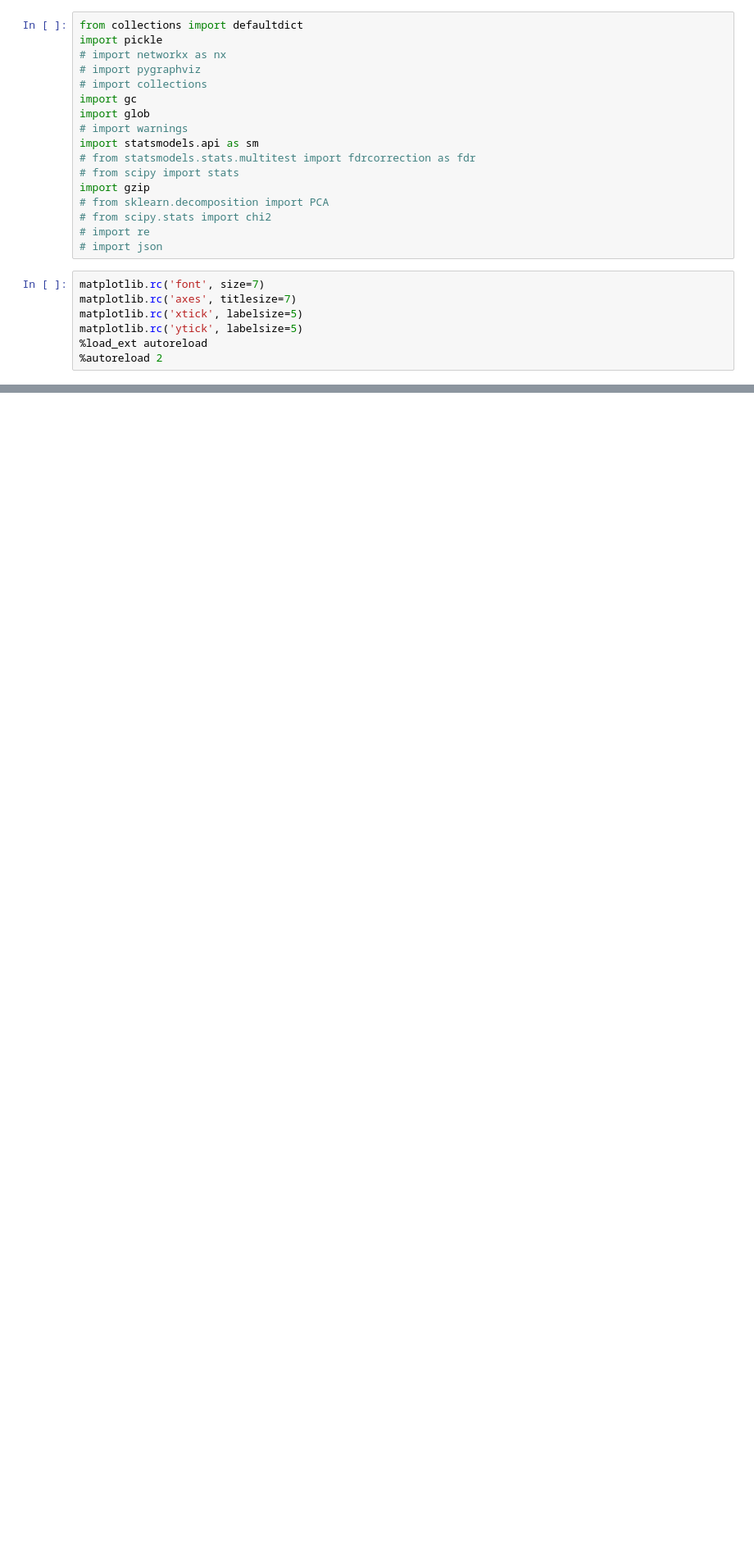
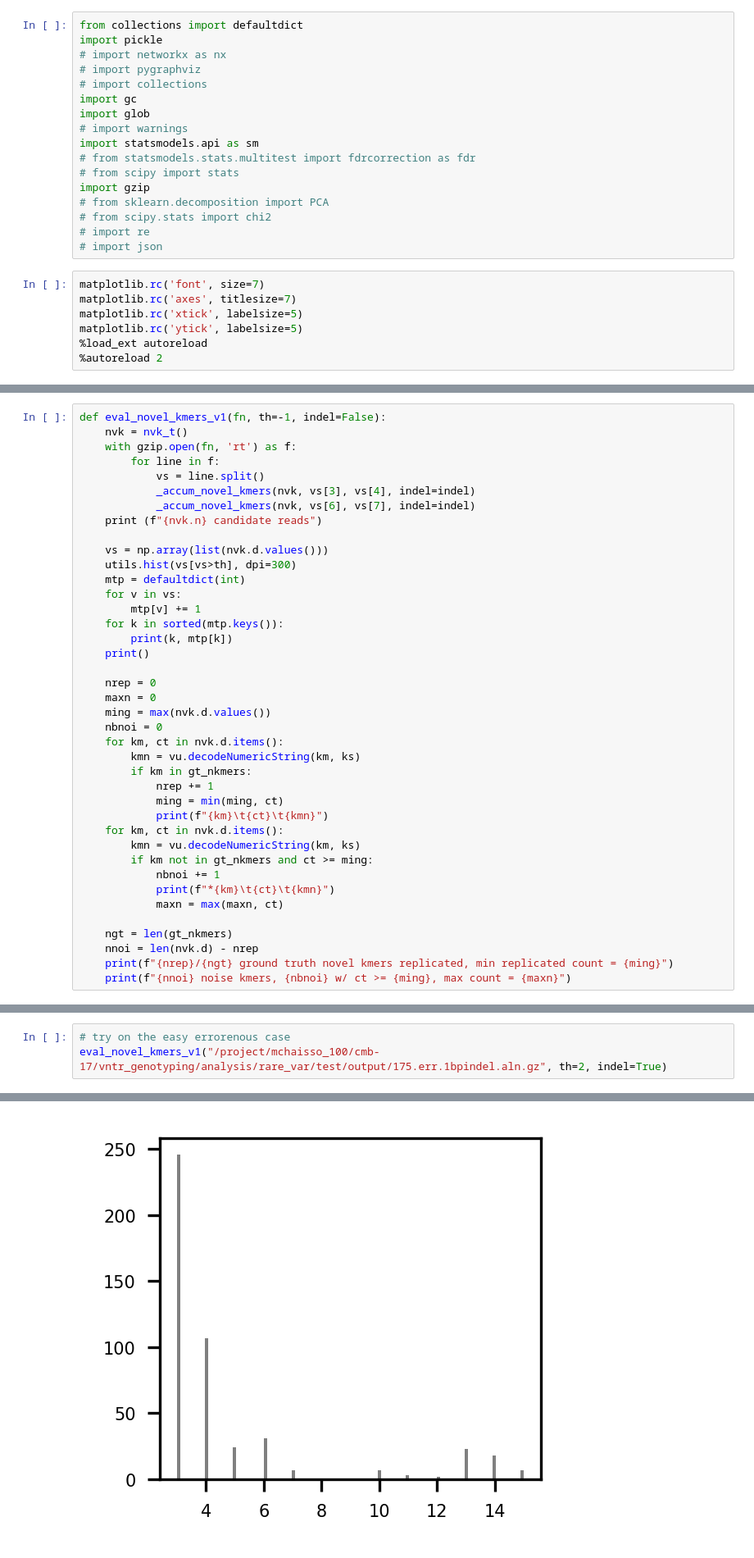
Before and after one commit to tkroll123/rare-var-scratch_copy, a Jupyter notebook: notebook/20230825.tk.rare.var.ipynb, the cells around one changed output, grey strips where cells are left out. Shown at 82% size. Drawn from its saved outputs; the diff is of its cells as text; blank space fills up the shorter version.

```diff
--- a/notebook/20230825.tk.rare.var.ipynb
+++ b/notebook/20230825.tk.rare.var.ipynb
@@ -195,0 +138,40 @@ eval_novel_kmers_v1("/project/mchaisso_100/cmb-17/vntr_genotyping/analysis/rare_
+# %%
+def eval_novel_kmers_v1(fn, th=-1, indel=False):
+    nvk = nvk_t()
+    with gzip.open(fn, 'rt') as f:
+        for line in f:
+            vs = line.split()
+            _accum_novel_kmers(nvk, vs[3], vs[4], indel=indel)
+            _accum_novel_kmers(nvk, vs[6], vs[7], indel=indel)
+    print (f"{nvk.n} candidate reads")
+
+    vs = np.array(list(nvk.d.values()))
+    utils.hist(vs[vs>th], dpi=300)
+    mtp = defaultdict(int)
+    for v in vs:
+        mtp[v] += 1
+    for k in sorted(mtp.keys()):
+        print(k, mtp[k])
+    print()
+
+    nrep = 0
+    maxn = 0
+    ming = max(nvk.d.values())
+    nbnoi = 0
+    for km, ct in nvk.d.items():
+        kmn = vu.decodeNumericString(km, ks)
+        if km in gt_nkmers:
+            nrep += 1
+            ming = min(ming, ct)
+            print(f"{km}\t{ct}\t{kmn}")
+    for km, ct in nvk.d.items():
+        kmn = vu.decodeNumericString(km, ks)
+        if km not in gt_nkmers and ct >= ming:
+            nbnoi += 1
+            print(f"*{km}\t{ct}\t{kmn}")
+            maxn = max(maxn, ct)
+
+    ngt = len(gt_nkmers)
+    nnoi = len(nvk.d) - nrep
+    print(f"{nrep}/{ngt} ground truth novel kmers replicated, min replicated count = {ming}")
+    print(f"{nnoi} noise kmers, {nbnoi} w/ ct >= {ming}, max count = {maxn}")
@@ -195,0 +201,4 @@ eval_novel_kmers_v1("/project/mchaisso_100/cmb-17/vntr_genotyping/analysis/rare_
+# %%
+# try on the easy errorenous case
+eval_novel_kmers_v1("/project/mchaisso_100/cmb-17/vntr_genotyping/analysis/rare_var/test/output/175.err.1bpindel.aln.gz", th=2, indel=True)
+# %% [output]
@@ -195,0 +206 @@ eval_novel_kmers_v1("/project/mchaisso_100/cmb-17/vntr_genotyping/analysis/rare_
+[figure, added]
```
Also changed, not shown: parts of 9 cells of this notebook.
